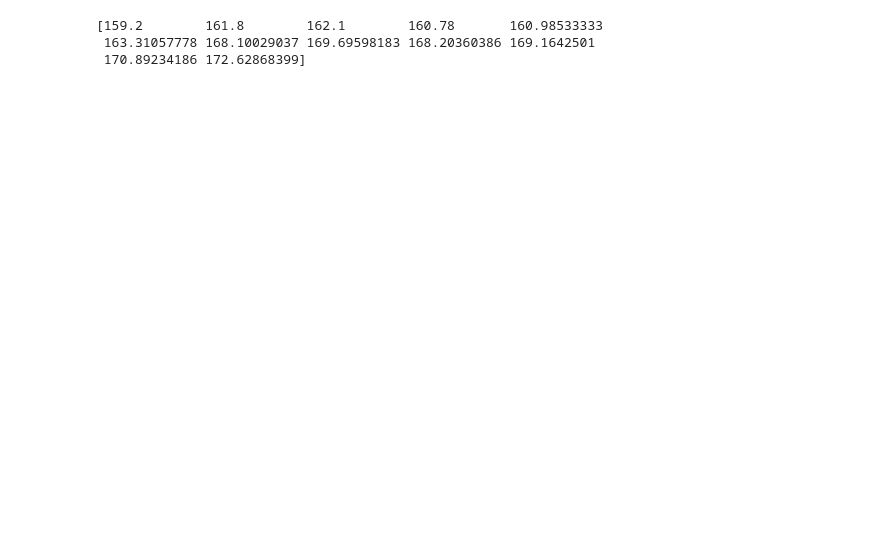
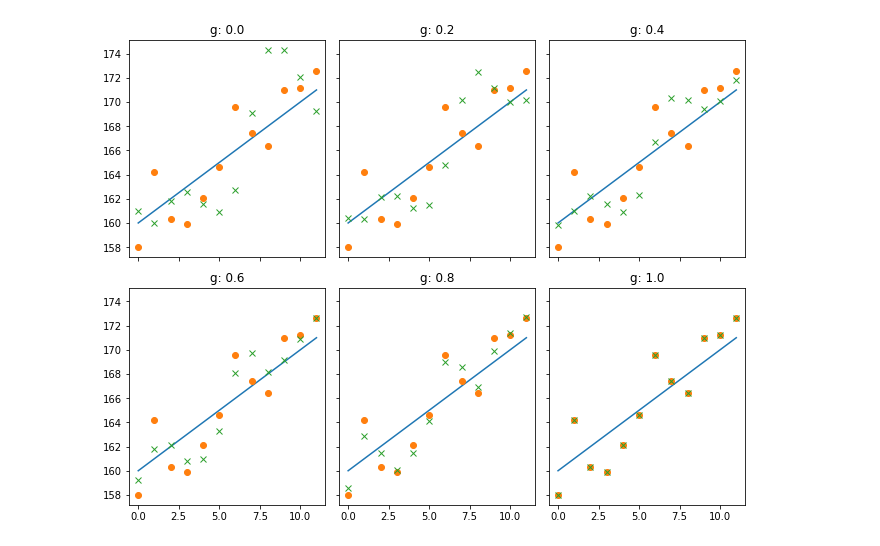
Before and after one commit to ctarrington/data-science-hw, a Jupyter notebook: kalman-filters/rlabbe/rlabbe_01_g_h_filter.ipynb, the cells around one changed output. Cells and saved outputs as stored; diff of their text form; code cells hidden in the pictures; blank space fills up the shorter version.

```diff
--- a/kalman-filters/rlabbe/rlabbe_01_g_h_filter.ipynb
+++ b/kalman-filters/rlabbe/rlabbe_01_g_h_filter.ipynb
@@ -19,13 +24,23 @@ def g_h_filter(zs, x0, x_dot0, g, h, dt):
 
   return np.array(estimates)
 # %%
+actuals = range(160,172)
 weights = [158.0, 164.2, 160.3, 159.9, 162.1, 164.6,
            169.6, 167.4, 166.4, 171.0, 171.2, 172.6]
-# %%
-estimates = g_h_filter(weights, 160, 1, .6, 2./3, 1)
-# %%
-print(estimates)
-# %% [output]
-[159.2        161.8        162.1        160.78       160.98533333
- 163.31057778 168.10029037 169.69598183 168.20360386 169.1642501
- 170.89234186 172.62868399]
+# %%
+h = 2./3
+figure, subplots = plt.subplots(2, 3, sharex=True, sharey=True, figsize=(9, 7), constrained_layout=True)
+
+for raw_g in range(0, 12, 2):
+  g = raw_g/10
+  plot_number = math.floor(raw_g/2)
+  row_index = math.floor(plot_number/3)
+  column_index = plot_number % 3
+  estimates = g_h_filter(weights, 160, 1, g, h, 1)
+  subplots[row_index, column_index].plot(actuals, label='Actual')
+  subplots[row_index, column_index].plot(weights, 'o', label='Measurements')
+  subplots[row_index, column_index].plot(estimates, 'x', label='Estimates')
+  subplots[row_index, column_index].set_title('g: {}'.format(g))
+plt.show()
+# %% [output]
+[figure, added]
```
Also changed, not shown: parts of 2 cells of this notebook.
